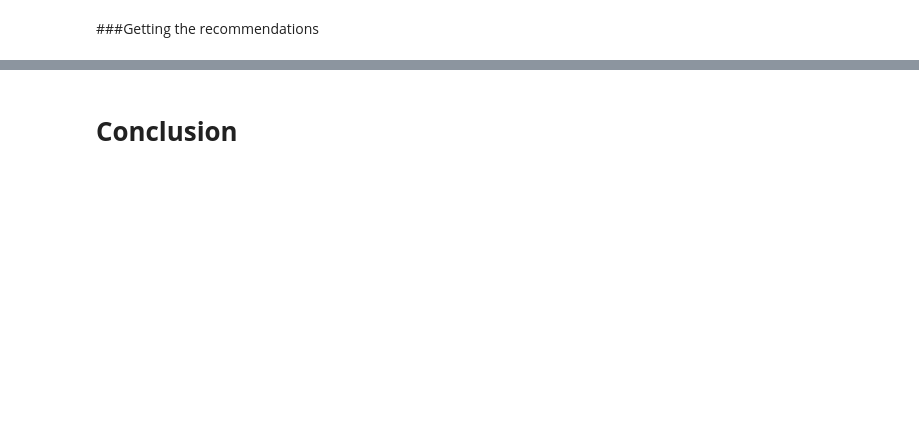
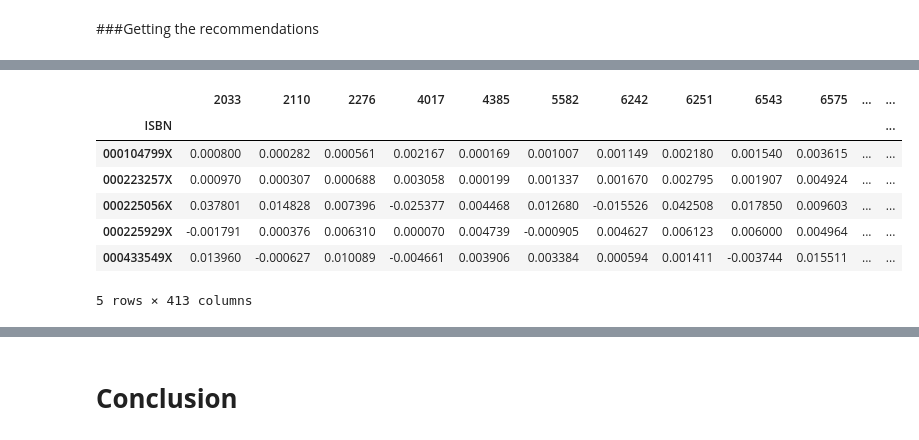
Before and after one commit to SaniyaBubere/book-recommendation-system, a Jupyter notebook: Book_Recommendation_System.ipynb, the cells around one changed output, grey strips where cells are left out. Drawn from its saved outputs; the diff is of its cells as text; code cells hidden in the pictures; blank space fills up the shorter version.

```diff
--- a/Book_Recommendation_System.ipynb
+++ b/Book_Recommendation_System.ipynb
@@ -1238,0 +1279,4 @@ Answer Here.
+# %%
+# index of 1st users items pivot matrix df
+users_ids = list(users_items_pivot_matrix_df.index)
+users_ids[:10]
@@ -1238,0 +1285,10 @@ Answer Here.
+# %%
+# Define the number of factors to use in the matrix factorization.
+NUMBER_OF_FACTORS_MF = 15
+
+# Perform singular value decomposition (SVD) on the user-item ratings matrix to extract factors.
+# The result of SVD is a factorization of the original matrix into three matrices:
+# U: a matrix that represents the users and their corresponding factors.
+# sigma: a diagonal matrix that contains the singular values, which represent the strength of each factor.
+# Vt: the transpose of a matrix that represents the items and their corresponding factors.
+U, sigma, Vt = svds(users_items_pivot_matrix, k=NUMBER_OF_FACTORS_MF)
@@ -1238,0 +1305,5 @@ Answer Here.
+# %%
+# Create a diagonal matrix from the singular values sigma.
+sigma = np.diag(sigma)
+#shape
+sigma.shape
@@ -1238,0 +1317,6 @@ Answer Here.
+# %%
+# Predict ratings for all users and items using the dot product of the U, sigma, and Vt matrices.
+all_user_predicted_ratings = np.dot(np.dot(U, sigma), Vt)
+
+# Print the resulting predicted ratings array.
+print(all_user_predicted_ratings)
@@ -1238,0 +1337,13 @@ Answer Here.
+# %%
+#Converting the reconstructed matrix back to a Pandas dataframe
+cf_preds_df = pd.DataFrame(all_user_predicted_ratings, columns = users_items_pivot_matrix_df.columns, index=users_ids).transpose()
+cf_preds_df.head()
+# %% [output]
+|  | 2033 | 2110 | 2276 | 4017 | 4385 | 5582 | 6242 | 6251 | 6543 | 6575 | ... | ... |
+| ISBN |  |  |  |  |  |  |  |  |  |  |  | ... |
+| 000104799X | 0.000800 | 0.000282 | 0.000561 | 0.002167 | 0.000169 | 0.001007 | 0.001149 | 0.002180 | 0.001540 | 0.003615 | ... | ... |
+| 000223257X | 0.000970 | 0.000307 | 0.000688 | 0.003058 | 0.000199 | 0.001337 | 0.001670 | 0.002795 | 0.001907 | 0.004924 | ... | ... |
+| 000225056X | 0.037801 | 0.014828 | 0.007396 | -0.025377 | 0.004468 | 0.012680 | -0.015526 | 0.042508 | 0.017850 | 0.009603 | ... | ... |
+| 000225929X | -0.001791 | 0.000376 | 0.006310 | 0.000070 | 0.004739 | -0.000905 | 0.004627 | 0.006123 | 0.006000 | 0.004964 | ... | ... |
+| 000433549X | 0.013960 | -0.000627 | 0.010089 | -0.004661 | 0.003906 | 0.003384 | 0.000594 | 0.001411 | -0.003744 | 0.015511 | ... | ... |
+5 rows × 413 columns
```
Also changed, not shown: parts of 133 cells of this notebook.
